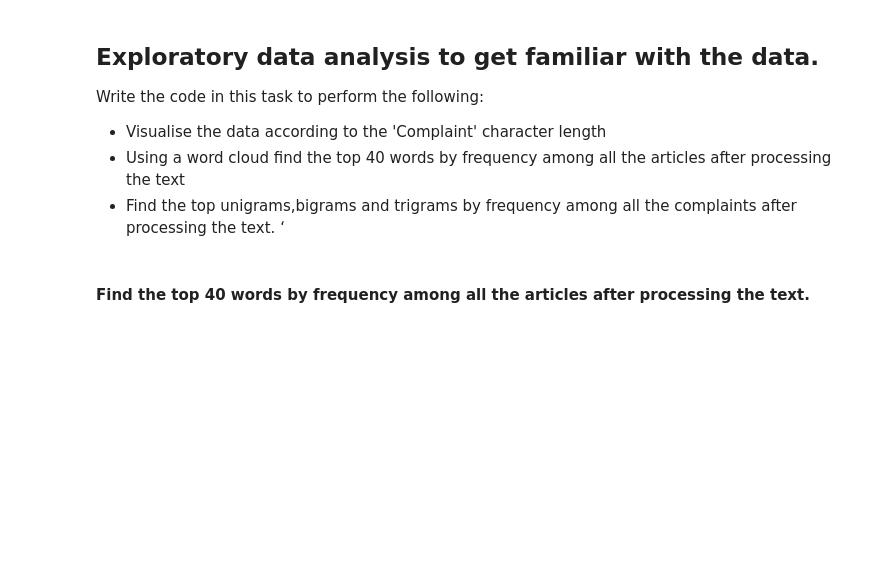
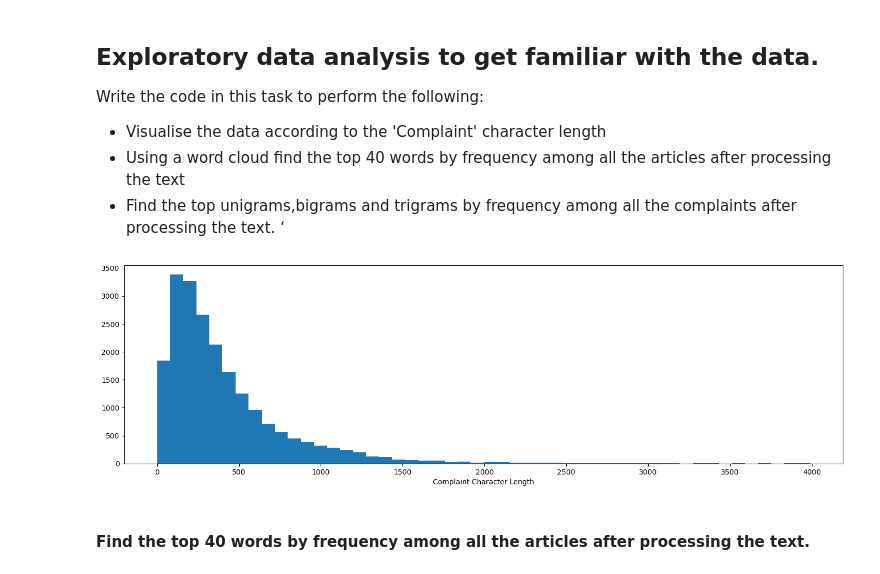
Before and after one commit to udaykirankavaturu/kaggle, a Jupyter notebook: complaint-ticket-classification-topic-modelling.ipynb, the cells around one changed output. Drawn from its saved outputs; the diff is of its cells as text; code cells hidden in the pictures; blank space fills up the shorter version.

Commit message:
Kaggle Notebook | complaint_ticket_classification_topic_modelling | Version 5 | up to document term matrix with tfidf vectorizer

```diff
--- a/complaint-ticket-classification-topic-modelling.ipynb
+++ b/complaint-ticket-classification-topic-modelling.ipynb
@@ -247,8 +243,10 @@ def lemmatize_text(text):
     return lemmatized_text
 # %%
 df['cleaned_complaints'] = df['complaintwhathappened'].apply(clean_text)
-# %%
-df['lemmatized_complaints'] = df['cleaned_complaints'].apply(lemmatize_text)
+# %%
+from tqdm import tqdm
+tqdm.pandas()
+df['lemmatized_complaints'] = df['cleaned_complaints'].progress_apply(lemmatize_text)
 # %%
 df['lemmatized_complaints'].sample(10)
 # %% [output]
@@ -306,2 +282,0 @@ def remove_non_nn_words(text):
-# %%
-df_clean["complaint_POS_removed"] =  df_clean['lemmatized_complaints'].apply(remove_non_nn_words)#this column should contain lemmatized text with all the words removed which have tags other than NN[tag == "NN"].
@@ -310,3 +283,17 @@ KeyboardInterrupt:
+# %%
+# Write your function to extract the POS tags
+def extract_pos_tag(sentence):
+    # Tokenize the sentence into words
+    words = word_tokenize(sentence)
+
+    # Perform POS tagging using nltk.pos_tag
+    pos_tags = nltk.pos_tag(words)
+
+    # Extract words with tags 'NN', join them, and return
+    return ' '.join([word for (word, tag) in pos_tags if tag == "NN" and word != 'i'])
+
+df_clean["complaint_POS_removed"] = df_clean["lemmatized_complaints"].progress_apply(extract_pos_tag)
+df_clean["length"] = df_clean["complaint_POS_removed"].progress_apply(len)
 # %%
 #The clean dataframe should now contain the raw complaint, lemmatized complaint and the complaint after removing POS tags.
 df_clean
@@ -320,6 +321,12 @@ Write the code in this task to perform the following:
 *   Find the top unigrams,bigrams and trigrams by frequency among all the complaints after processing the text. ‘
 # %%
 # Write your code here to visualise the data according to the 'Complaint' character length
+plt.figure(figsize=(18,5))
+plt.hist([l for l in df_clean.length if l < 4000], bins=50)
+plt.xlabel("Complaint Character Length")
+plt.show()
+# %% [output]
+[figure, added]
 # %% [markdown]
 #### Find the top 40 words by frequency among all the articles after processing the text.
 # %%
```
Also changed, not shown: parts of 21 cells of this notebook.
